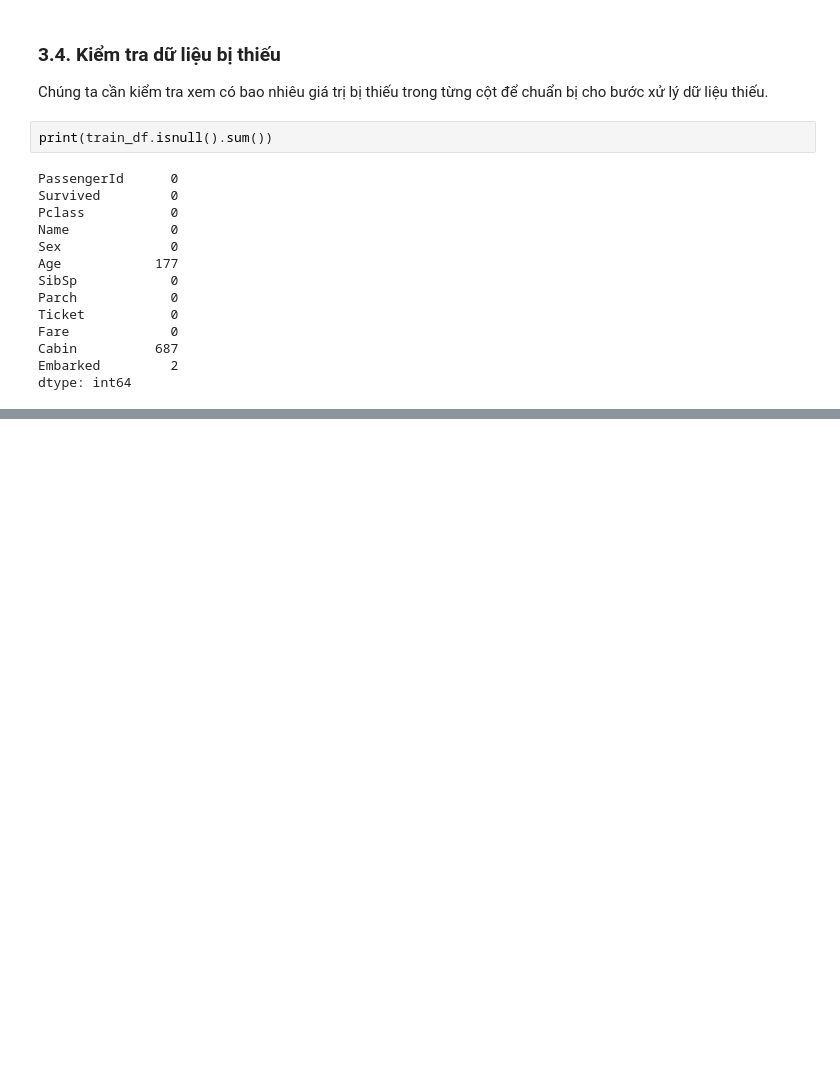
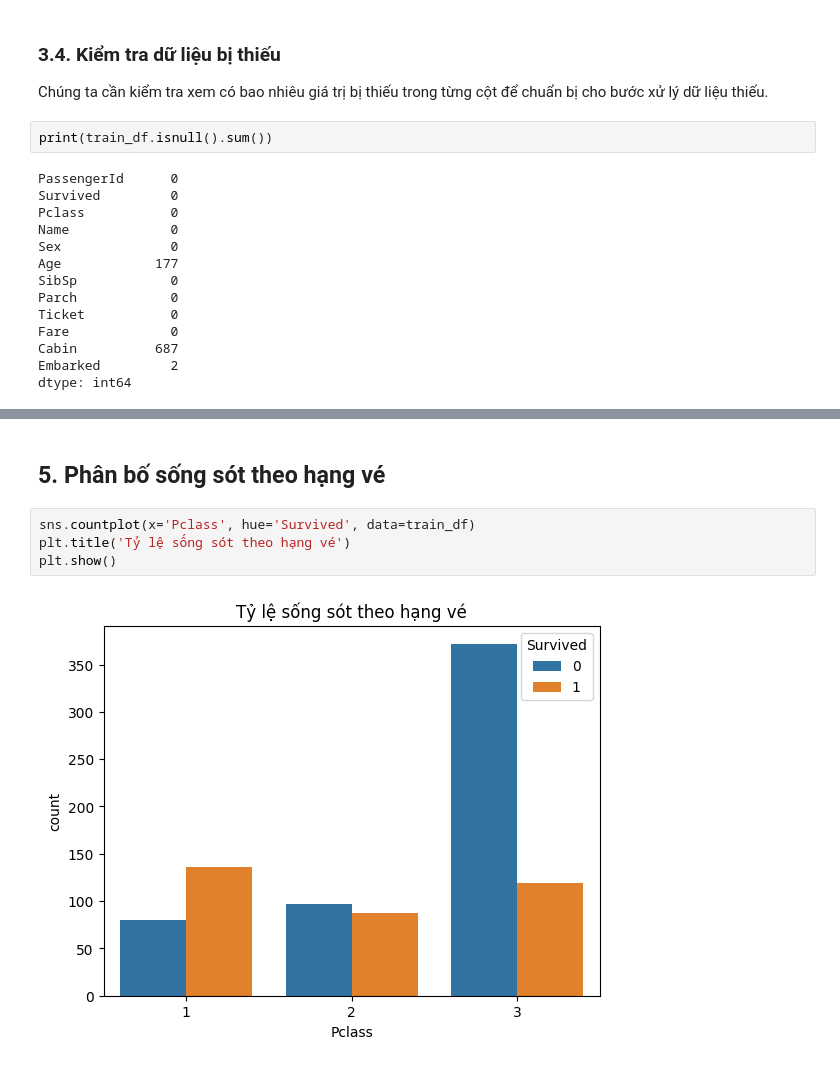
Before and after one commit to ghaanln/titanic-survival-prediction, a Jupyter notebook: notebooks/eda_exploration.ipynb, the cells around one changed output, grey strips where cells are left out. Cells and saved outputs as stored; diff of their text form; blank space fills up the shorter version.

```diff
--- a/notebooks/eda_exploration.ipynb
+++ b/notebooks/eda_exploration.ipynb
@@ -111,0 +120,8 @@ dtype: int64
+# %% [markdown]
+## 5. Phân bố sống sót theo hạng vé
+# %%
+sns.countplot(x='Pclass', hue='Survived', data=train_df)
+plt.title('Tỷ lệ sống sót theo hạng vé')
+plt.show()
+# %% [output]
+[figure, added]
```
Also changed, not shown: parts of 12 cells of this notebook, 2 other files.
